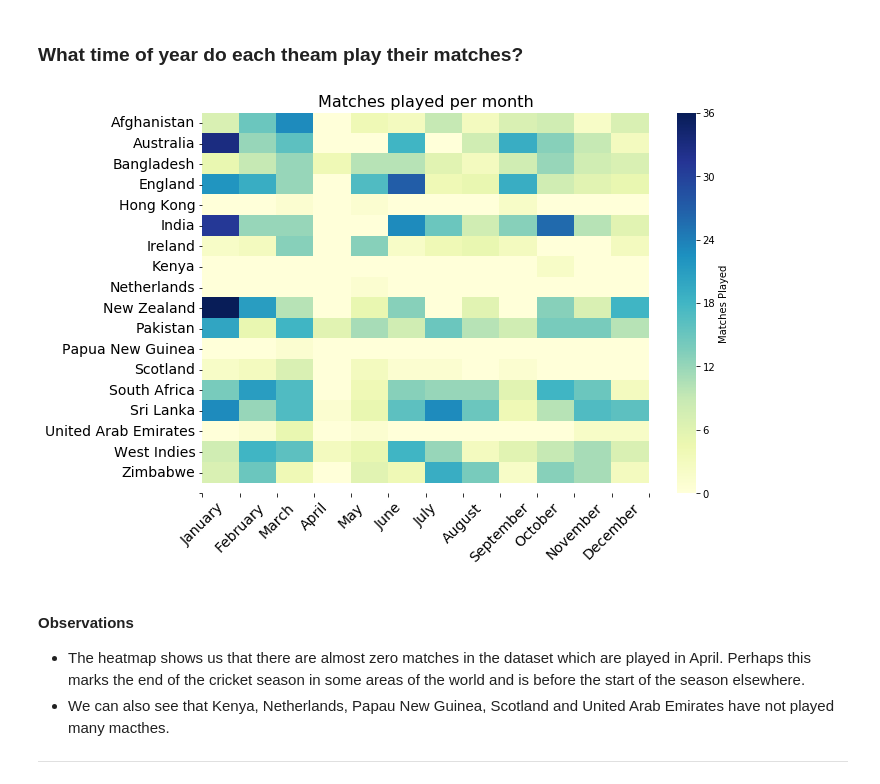
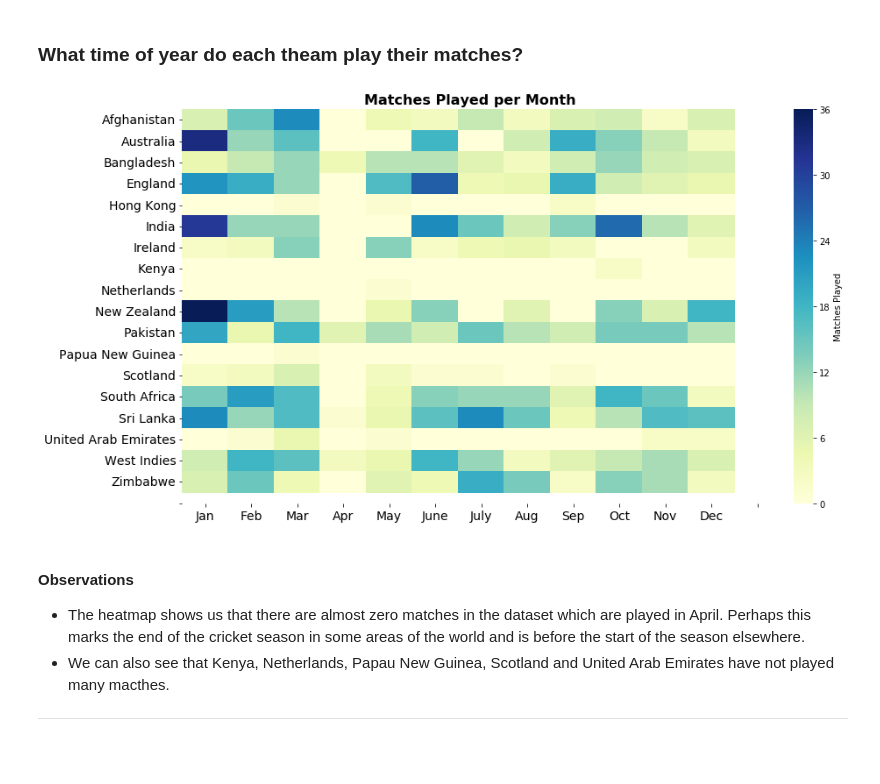
Before and after one commit to matt-fielding8/ODI_Cricket, a Jupyter notebook: notebooks/ODI_Cricket_Findings.ipynb, the cells around one changed output. Cells and saved outputs as stored; diff of their text form; code cells hidden in the pictures; blank space fills up the shorter version.

Commit message:
Reformats seaborn gridplit sizes and titles

```diff
--- a/notebooks/ODI_Cricket_Findings.ipynb
+++ b/notebooks/ODI_Cricket_Findings.ipynb
@@ -75,25 +77,25 @@ Investigation into team performance based on their win percentages.
 # %%
 df_temp= df_totals.copy()
 df_temp['month'] = df_temp.start_date.dt.month
 df_temp['month'] = df_temp.month.astype('category')
 
 grouped = df_temp.groupby(['country', 'month']).count()['match_id']
 values = np.where(grouped.isnull(), 0, grouped)
 values = values.reshape(18,12)
 
 vis.setPlot();
 sb.heatmap(values, cmap='YlGnBu', cbar_kws={'label':'Matches Played'}, annot=False);
 
 y_locs, y_labels = plt.yticks()
 x_locs, x_labels = plt.xticks()
 
-months = ['January', 'February', 'March', 'April', 'May', 'June', 'July', 'August', 'September', 'October','November', 'December']
+months = ['Jan', 'Feb', 'Mar', 'Apr', 'May', 'June', 'July', 'Aug', 'Sep', 'Oct','Nov', 'Dec']
 
-plt.xticks(np.arange(0,13,1), months, rotation=45);
+plt.xticks(np.arange(0.5,13,1), months, rotation=0);
 plt.yticks(np.arange(0.5,19.5,1), grouped.index.levels[0], rotation=0, va='center');
-plt.title("Matches played per month", fontsize=16);
+plt.title("Matches Played per Month", fontsize=16, fontweight='bold');
 # %% [output]
-[figure, old version]
+[figure, new version]
 # %% [markdown]
 #### Observations
 - The heatmap shows us that there are almost zero matches in the dataset which are played in April. Perhaps this marks the end of the cricket season in some areas of the world and is before the start of the season elsewhere.
```
Also changed, not shown: parts of 11 cells of this notebook, 4 other files.
